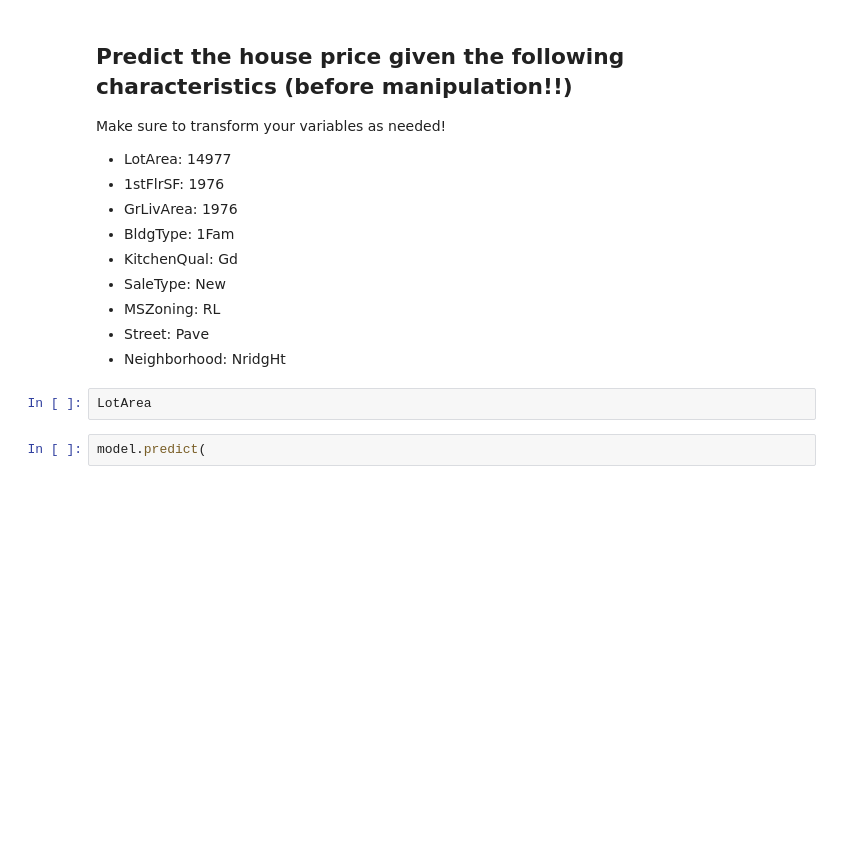
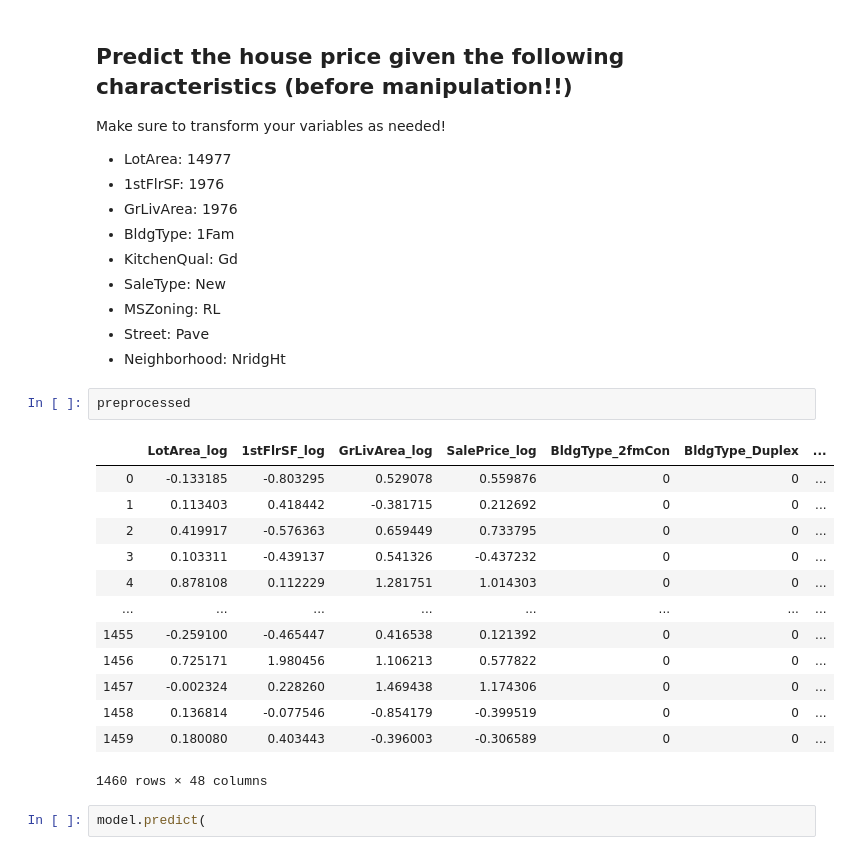
Before and after one commit to yabughaida/dsc-multiple-linear-regression-statsmodels-lab-hbs-ds-060120, a Jupyter notebook: index.ipynb, the cells around one changed output. Drawn from its saved outputs; the diff is of its cells as text; blank space fills up the shorter version.

```diff
--- a/index.ipynb
+++ b/index.ipynb
@@ -145,8 +145,22 @@ Make sure to transform your variables as needed!
 - MSZoning: RL
 - Street: Pave
 - Neighborhood: NridgHt
-# %%
-LotArea
+# %%
+preprocessed
+# %% [output]
+|  | LotArea_log | 1stFlrSF_log | GrLivArea_log | SalePrice_log | BldgType_2fmCon | BldgType_Duplex | ... |
+| 0 | -0.133185 | -0.803295 | 0.529078 | 0.559876 | 0 | 0 | ... |
+| 1 | 0.113403 | 0.418442 | -0.381715 | 0.212692 | 0 | 0 | ... |
+| 2 | 0.419917 | -0.576363 | 0.659449 | 0.733795 | 0 | 0 | ... |
+| 3 | 0.103311 | -0.439137 | 0.541326 | -0.437232 | 0 | 0 | ... |
+| 4 | 0.878108 | 0.112229 | 1.281751 | 1.014303 | 0 | 0 | ... |
+| ... | ... | ... | ... | ... | ... | ... | ... |
+| 1455 | -0.259100 | -0.465447 | 0.416538 | 0.121392 | 0 | 0 | ... |
+| 1456 | 0.725171 | 1.980456 | 1.106213 | 0.577822 | 0 | 0 | ... |
+| 1457 | -0.002324 | 0.228260 | 1.469438 | 1.174306 | 0 | 0 | ... |
+| 1458 | 0.136814 | -0.077546 | -0.854179 | -0.399519 | 0 | 0 | ... |
+| 1459 | 0.180080 | 0.403443 | -0.396003 | -0.306589 | 0 | 0 | ... |
+1460 rows × 48 columns
 # %%
 model.predict(
 # %% [output]
```
